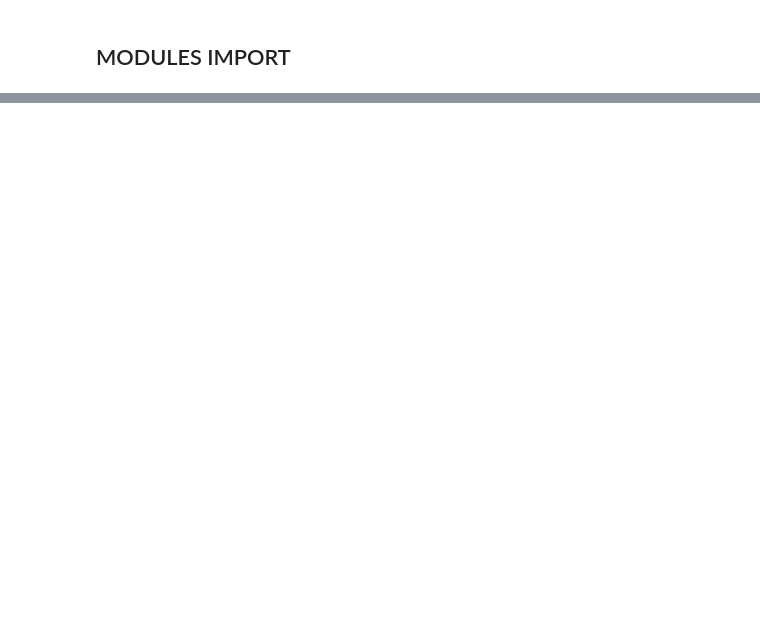
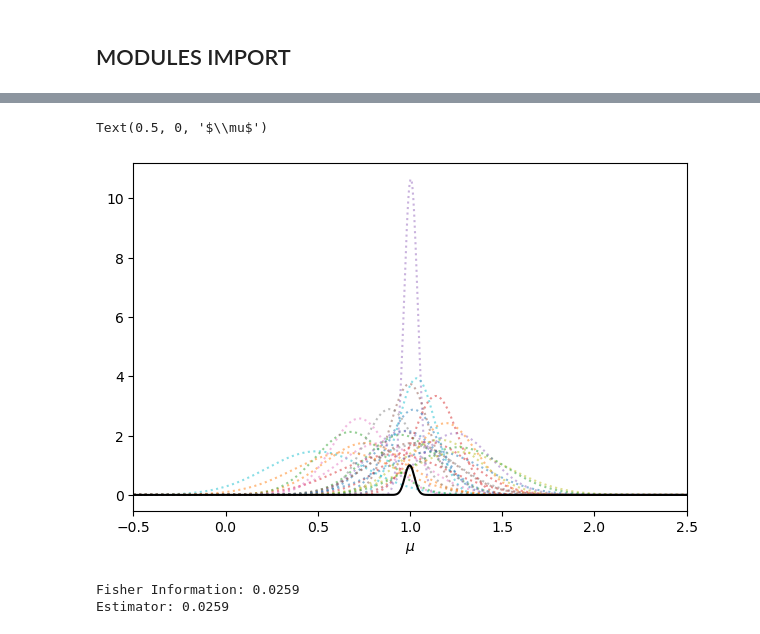
Before and after one commit to RoccoGiugni/ASML-24-25, a Jupyter notebook: L05/L05.ipynb, the cells around one changed output, grey strips where cells are left out. Saved outputs shown, nothing was run; the diff lists cells and outputs as text; code cells hidden in the pictures; blank space fills up the shorter version.

```diff
--- a/L05/L05.ipynb
+++ b/L05/L05.ipynb
@@ -42,0 +126,45 @@ Text(0.5, 0, '$\\mu$')
+# %%
+N = 25
+mu = 1.
+
+sigma = norm.rvs(.2, .05, N)
+data = norm.rvs(mu, sigma, N)
+# %%
+fig, ax = plt.subplots(1, 1, figsize=(6, 4), layout='constrained')
+
+dm = 2
+mean = np.linspace(mu - dm, mu + dm, num=1000)
+
+for x, s in zip(data, sigma):
+    y = norm.pdf(x, mean, s)
+    ax.plot(mean, y, ':', alpha=.5)
+
+L, logL = [], []
+for m in mean:
+    L.append(likelihood(data, m, sigma))
+    logL.append(log_likelihood(data, m, sigma))
+
+L, logL = np.array(L), np.array(logL)
+ax.plot(mean, L / L.max(), color='k')
+
+ax.set_xlim(-.5, 2.5)
+
+ax.set_xlabel('$\mu$')
+# %% [output]
+Text(0.5, 0, '$\\mu$')
+[figure, added]
+# %%
+i_L, i_logL = np.argmax(L), np.argmax(logL)
+
+mu_max = mean[i_L]
+mu_mle = w_mean(data, sigma)
+
+dL = num_diff(mean, logL, 2)
+fisher = 1 / np.sqrt(-dL)[0]
+print(f'Fisher Information: {fisher:.3}')
+
+err_est = err_w_mean(sigma)
+print(f'Estimator: {err_est:.3}')
+# %% [output]
+Fisher Information: 0.0259
+Estimator: 0.0259
```
Also changed, not shown: parts of 15 cells of this notebook, 1 other file.
